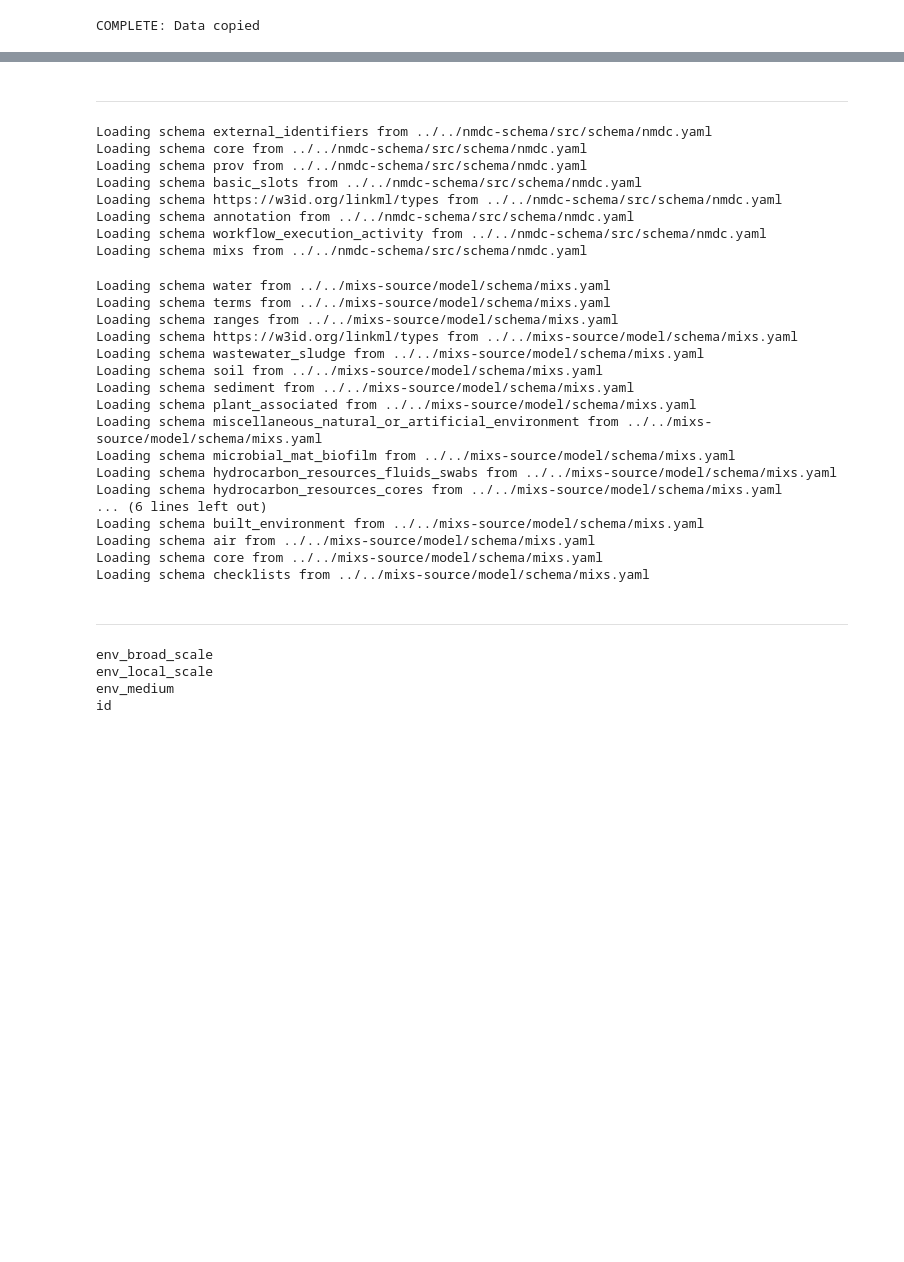
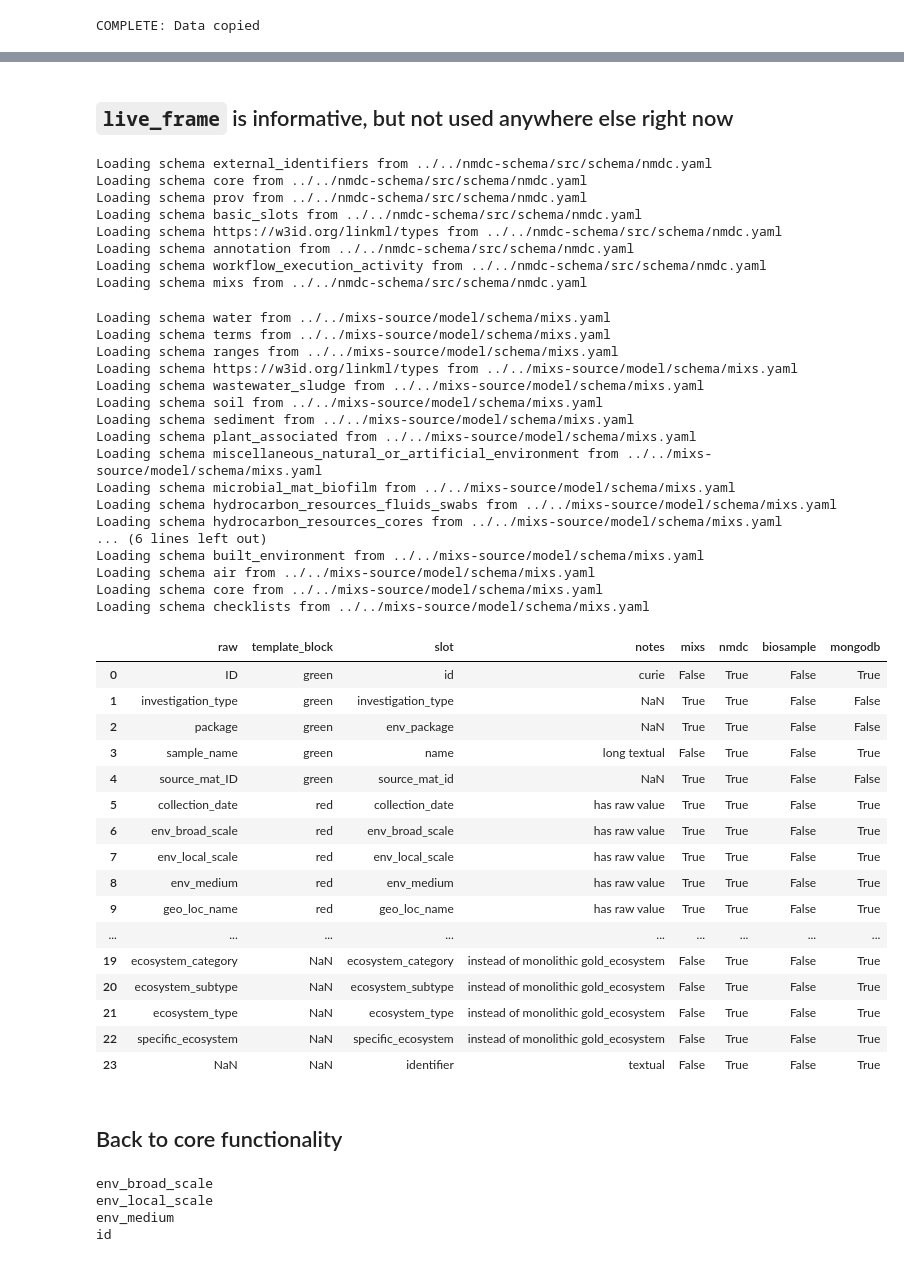
Before and after one commit to microbiomedata/nmdc-metadata, a Jupyter notebook: notebooks/build_dh_mixs_templates.ipynb, the cells around one changed output, grey strips where cells are left out. Cells and saved outputs as stored; diff of their text form; code cells hidden in the pictures; blank space fills up the shorter version.

```diff
--- a/notebooks/build_dh_soil_template.ipynb
+++ b/notebooks/build_dh_mixs_templates.ipynb
@@ -83,13 +70,13 @@ blank_row = {
 
 # these are generally not specified as required in nmdc-schema or mixs-source
 
-# see also file montana_nmdc_mixs.xlsx
+# see also montana_nmdc_mixs.tsv below
 
 # some of these don't appear in mongodb yet
 
 # group the GOLD *ecosystem* slots seperately?
 
-# many of those are underannotated in the mixs-source schema
+# many of those are underannotated in the MIxS or NMDC schemas
 
 still_expected = [
     "id",
@@ -124,6 +111,16 @@ required_if_included = [
 #   (GenomicsStandardsConsortium/mixs-source might be slightly out of sync)
 mixs_yaml_file = "../../mixs-source/model/schema/mixs.yaml"
 
+# ---
+
+# also contains some MIxS knowledge, possibly with NMDC elaboration on terms
+#   also required for NMDC-native terms
+#   from https://github.com/microbiomedata/nmdc-schema
+
+nmdc_yaml_file = "../../nmdc-schema/src/schema/nmdc.yaml"
+
+# ---
+
 # observed, normalized use of ontology terms (classes), per env package,
 #   in the INSDC Biosample database
 #   from https://github.com/turbomam/scoped-mapping/blob/main/notebooks/onto_slots_by_env_pack.ipynb
@@ -133,25 +130,26 @@ envpack_slot_fractions_file = (
 
 # ---
 
-# this is a great source of knoweldge about envo
+# this is a convenient, high-performance way to access an ontology (like EnvO)
 # requires a little semantic sql setup
 # there are probably additional ontologies that need to be consulted
 #   for picking terms to go in MIxS triad slots in non-soil templates
 #   from https://github.com/cmungall/semantic-sql
 envo_rdftab_file = "../../semantic-sql/db/envo.db"
 
-# ---
-
-# also contains some MIxS knowledge, possibly with NMDC elaboration on terms
-#   also required for NMDC-native terms
-#   from https://github.com/microbiomedata/nmdc-schema
-# can also be helpful to look at Example-Soil_NMDC_SampleMetadata
-#   https://docs.google.com/spreadsheets/d/1GZayIFIrY2jdoxRIpk9KDTBLiE71VVtb7YAd5ZSYGR0/edit#gid=0
-nmdc_yaml_file = "../../nmdc-schema/src/schema/nmdc.yaml"
 
 # ---
 
+# can also be helpful to look at Example-Soil_NMDC_SampleMetadata
+#   https://docs.google.com/spreadsheets/d/1GZayIFIrY2jdoxRIpk9KDTBLiE71VVtb7YAd5ZSYGR0/edit#gid=0
+
+montana_nmdc_mixs_file = "montana_nmdc_mixs.tsv" # was derrived from
 Example_Soil_NMDC_SampleMetadata = "1GZayIFIrY2jdoxRIpk9KDTBLiE71VVtb7YAd5ZSYGR0"
+
+
+# ---
+
+mongodb_biosample_file = "biosample_set.csv"
 
 # ---
 
@@ -261,9 +265,9 @@ et_tf_package_counts
 mixs_yaml_view = SchemaView(mixs_yaml_file)
 nmdc_yaml_view = SchemaView(nmdc_yaml_file)
 # %% [markdown]
----
+## `live_frame` is informative, but not used anywhere else right now
 # %%
-mongodb_biosample_frame = pd.read_csv("biosample_set.csv")
+mongodb_biosample_frame = pd.read_csv(mongodb_biosample_file)
 mongodb_biosample_cols_raw = mongodb_biosample_frame.columns
 
 mongodb_biosample_cols = [
@@ -283,7 +287,7 @@ Loading schema annotation from ../../nmdc-schema/src/schema/nmdc.yaml
 Loading schema workflow_execution_activity from ../../nmdc-schema/src/schema/nmdc.yaml
 Loading schema mixs from ../../nmdc-schema/src/schema/nmdc.yaml
 # %%
-montana_nmdc_mixs = pd.read_csv("montana_nmdc_mixs.tsv", sep="\t")
+montana_nmdc_mixs = pd.read_csv(montana_nmdc_mixs_file, sep="\t")
 # the sample size column is hidden in the template
 # %%
 live_list = []
@@ -292,36 +296,53 @@ for i in montana_nmdc_mixs["slot"].values:
     i_mixs = not i_mixs is None
     i_nmdc = nmdc_yaml_view.get_slot(i)
     i_nmdc = not i_nmdc is None
     i_biosample = i in biosample_slots
     i_mongodb = i in mongodb_biosample_cols
     live_list.append(
         {"mixs": i_mixs, "nmdc": i_nmdc, "biosample": i_biosample, "mongodb": i_mongodb}
     )
 
 live_frame = pd.DataFrame(live_list)
 
 live_frame = pd.concat([montana_nmdc_mixs, live_frame], axis=1)
-# live_frame
+live_frame
 # %% [output]
 Loading schema water from ../../mixs-source/model/schema/mixs.yaml
 Loading schema terms from ../../mixs-source/model/schema/mixs.yaml
 Loading schema ranges from ../../mixs-source/model/schema/mixs.yaml
 Loading schema https://w3id.org/linkml/types from ../../mixs-source/model/schema/mixs.yaml
 Loading schema wastewater_sludge from ../../mixs-source/model/schema/mixs.yaml
 Loading schema soil from ../../mixs-source/model/schema/mixs.yaml
 Loading schema sediment from ../../mixs-source/model/schema/mixs.yaml
 Loading schema plant_associated from ../../mixs-source/model/schema/mixs.yaml
 Loading schema miscellaneous_natural_or_artificial_environment from ../../mixs-source/model/schema/mixs.yaml
 Loading schema microbial_mat_biofilm from ../../mixs-source/model/schema/mixs.yaml
 Loading schema hydrocarbon_resources_fluids_swabs from ../../mixs-source/model/schema/mixs.yaml
 Loading schema hydrocarbon_resources_cores from ../../mixs-source/model/schema/mixs.yaml
 ... (6 lines left out)
 Loading schema built_environment from ../../mixs-source/model/schema/mixs.yaml
 Loading schema air from ../../mixs-source/model/schema/mixs.yaml
 Loading schema core from ../../mixs-source/model/schema/mixs.yaml
 Loading schema checklists from ../../mixs-source/model/schema/mixs.yaml
+|  | raw | template_block | slot | notes | mixs | nmdc | biosample | mongodb |
+| 0 | ID | green | id | curie | False | True | False | True |
+| 1 | investigation_type | green | investigation_type | NaN | True | True | False | False |
+| 2 | package | green | env_package | NaN | True | True | False | False |
+| 3 | sample_name | green | name | long textual | False | True | False | True |
+| 4 | source_mat_ID | green | source_mat_id | NaN | True | True | False | False |
+| 5 | collection_date | red | collection_date | has raw value | True | True | False | True |
+| 6 | env_broad_scale | red | env_broad_scale | has raw value | True | True | False | True |
+| 7 | env_local_scale | red | env_local_scale | has raw value | True | True | False | True |
+| 8 | env_medium | red | env_medium | has raw value | True | True | False | True |
+| 9 | geo_loc_name | red | geo_loc_name | has raw value | True | True | False | True |
+| ... | ... | ... | ... | ... | ... | ... | ... | ... |
+| 19 | ecosystem_category | NaN | ecosystem_category | instead of monolithic gold_ecosystem | False | True | False | True |
+| 20 | ecosystem_subtype | NaN | ecosystem_subtype | instead of monolithic gold_ecosystem | False | True | False | True |
+| 21 | ecosystem_type | NaN | ecosystem_type | instead of monolithic gold_ecosystem | False | True | False | True |
+| 22 | specific_ecosystem | NaN | specific_ecosystem | instead of monolithic gold_ecosystem | False | True | False | True |
+| 23 | NaN | NaN | identifier | textual | False | True | False | True |
 # %% [markdown]
----
+## Back to core functionality
 # %%
 for i in biosample_slots:
     if i.required or i.recommended or i.identifier:
```
Also changed, not shown: parts of 18 cells of this notebook, 2 other files.
